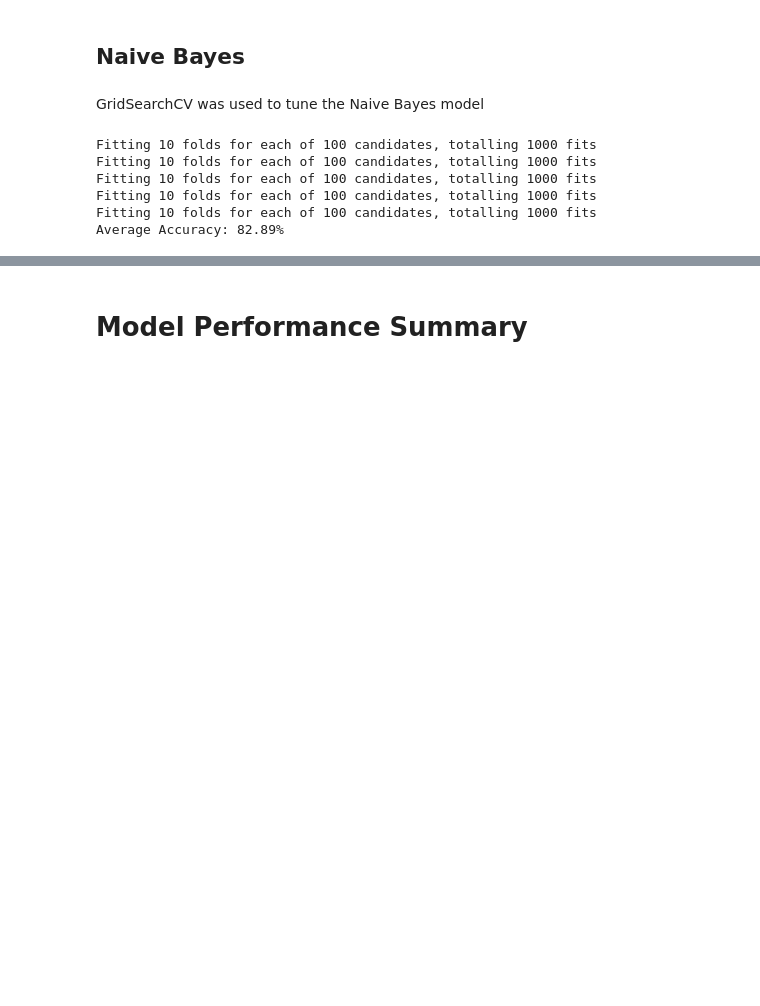
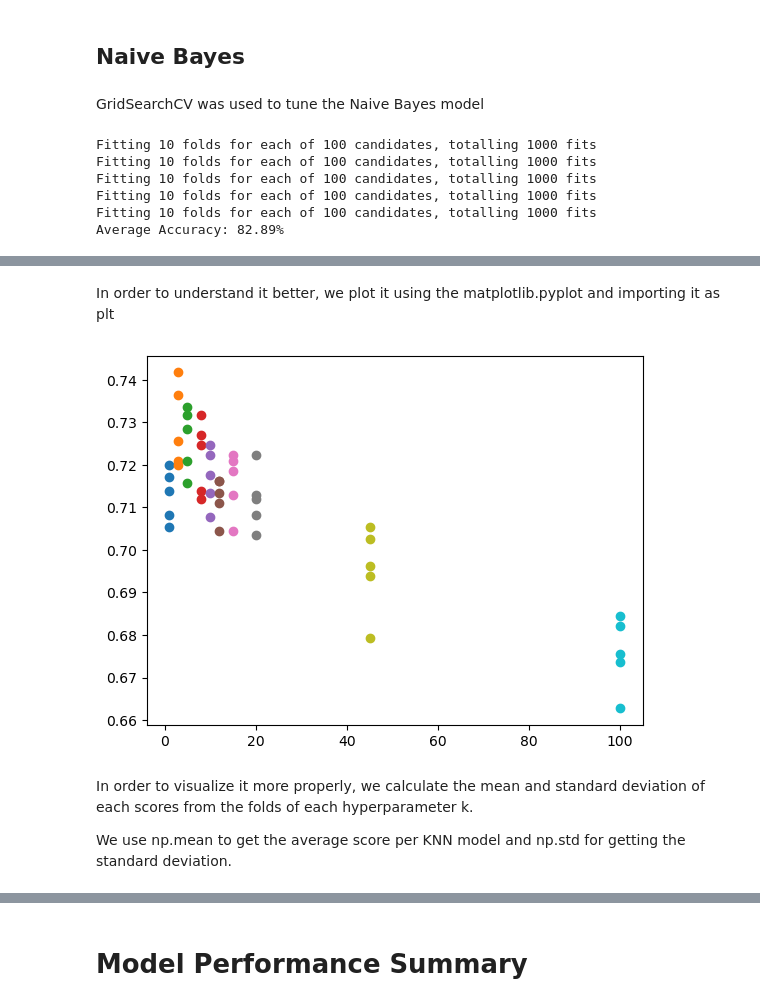
Before and after one commit to BeverlyKate/STINTSY-MP, a Jupyter notebook: STINTSYMP.ipynb, the cells around one changed output, grey strips where cells are left out. Saved outputs shown, nothing was run; the diff lists cells and outputs as text; code cells hidden in the pictures; blank space fills up the shorter version.

```diff
--- a/STINTSYMP.ipynb
+++ b/STINTSYMP.ipynb
@@ -378,7 +371,2 @@ naive_bayes = GaussianNB()
 # %% [markdown]
 ## Naive Bayes
-# %%
-naive_bayes.fit(X_train, y_train)
-
-predictions = naive_bayes.predict(X_train)
-predictions
@@ -660,0 +649,2 @@ Average Accuracy: 82.89%
+# %%
+k_choices = [1, 3, 5, 8, 10, 12, 15, 20, 45, 100]
@@ -660,0 +653,2 @@ Average Accuracy: 82.89%
+# %%
+k_scores = np.zeros((len(k_choices), 5))
@@ -660,0 +657,10 @@ Average Accuracy: 82.89%
+# %%
+X = np.concatenate((X_train, X_test))
+y = np.concatenate((y_train, y_test))
+
+for i in range(len(k_choices)):
+    print("k is : " + str(k_choices[i]))
+    model = KNeighborsClassifier(k_choices[i])
+    k_scores[i] = cross_val_score(model, X, y, cv=5)
+    print(k_scores[i])
+    pass
@@ -660,0 +688,17 @@ Average Accuracy: 82.89%
+# %% [markdown]
+In order to understand it better, we plot it using the matplotlib.pyplot and importing it as plt
+# %%
+import matplotlib.pyplot as plt
+
+def scatter_plot(scores):
+    for i in range(len(scores)):
+        x=[k_choices[i]] * 5
+        plt.scatter(x, scores[i])
+
+scatter_plot(k_scores)
+# %% [output]
+[figure, added]
+# %% [markdown]
+In order to visualize it more properly, we calculate the mean and standard deviation of each scores from the folds of each hyperparameter k.
+
+We use np.mean to get the average score per KNN model and np.std for getting the standard deviation.
```
Also changed, not shown: parts of 59 cells of this notebook.
